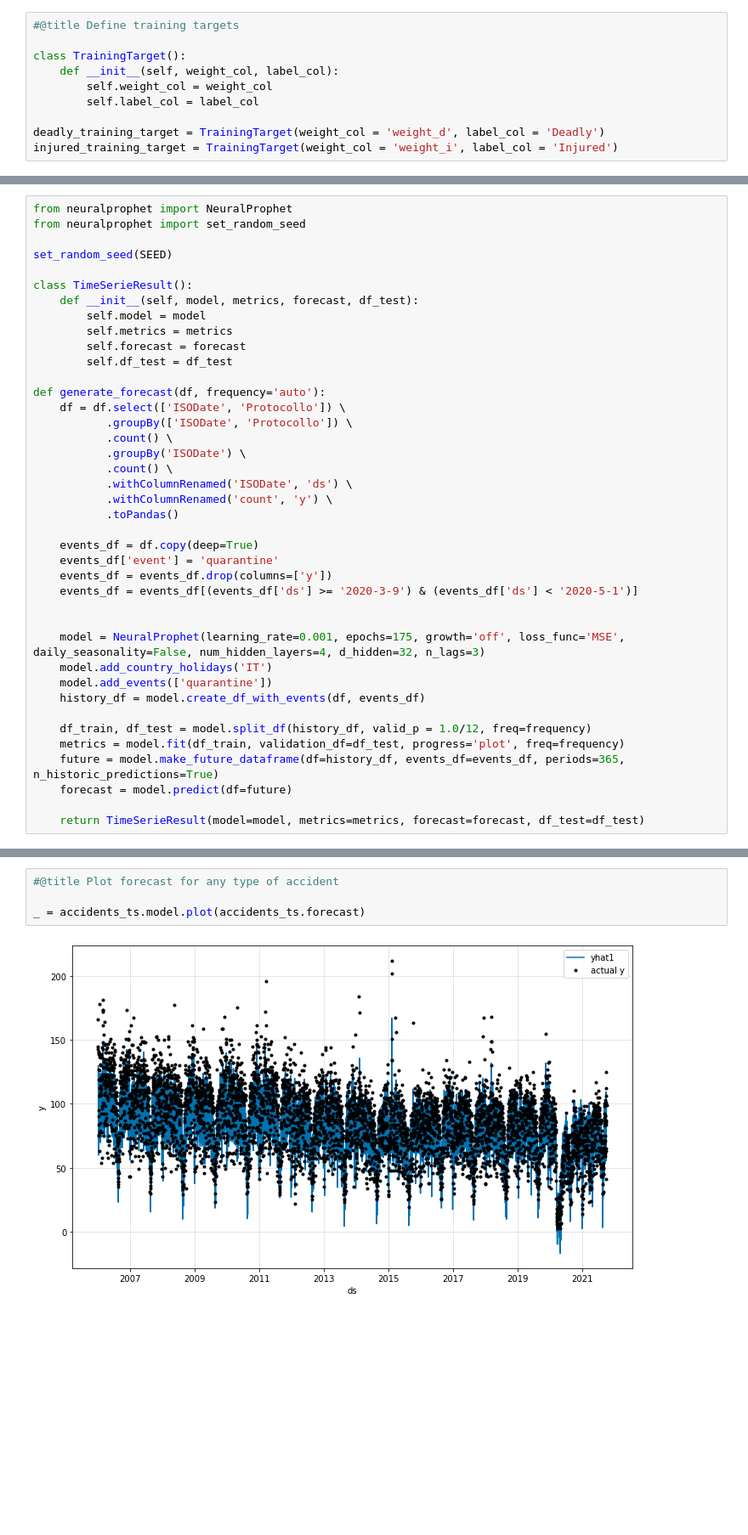
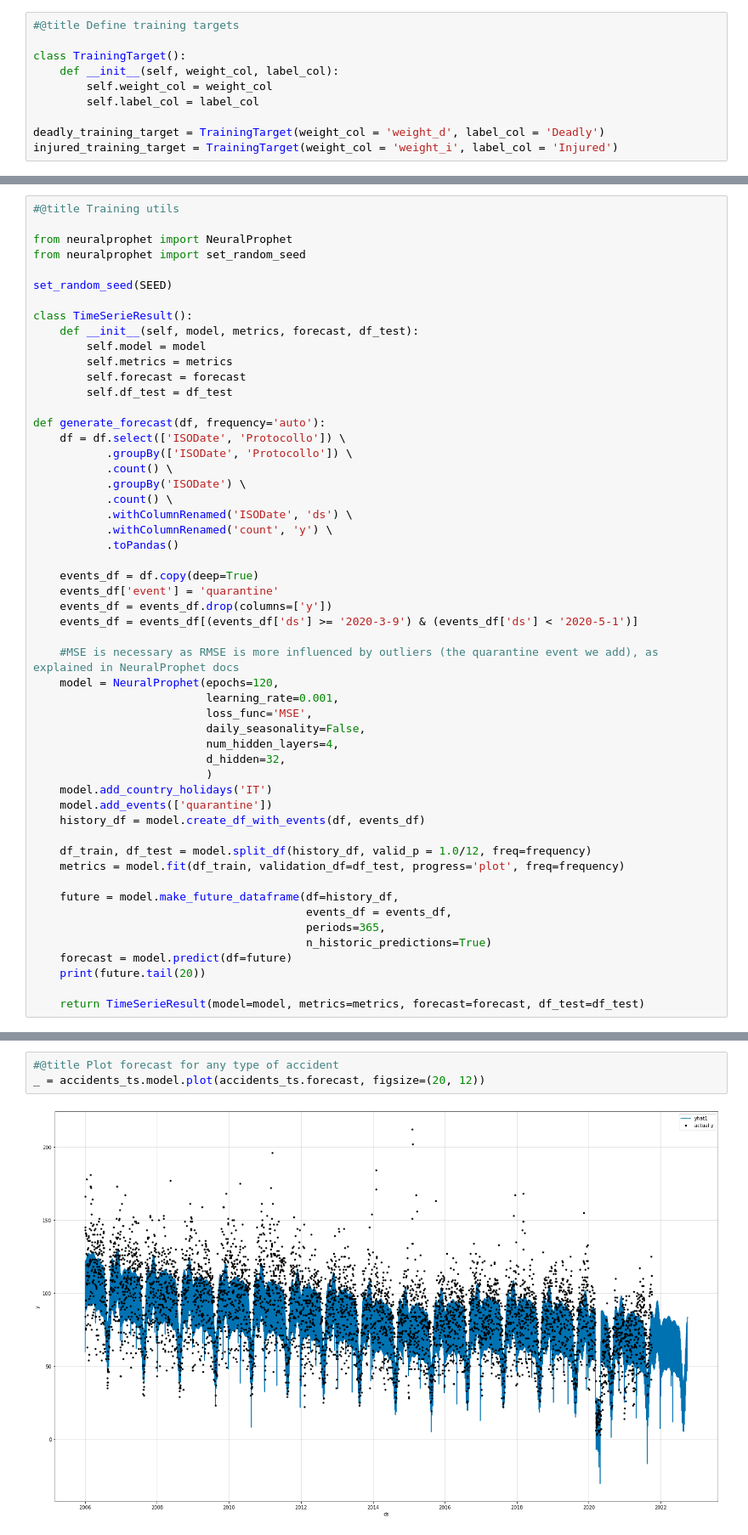
Before and after one commit to andry-dev/air, a Jupyter notebook: BD_Prj.ipynb, the cells around one changed output, grey strips where cells are left out. Shown at 85% size. Saved outputs shown, nothing was run; the diff lists cells and outputs as text; blank space fills up the shorter version.

```diff
--- a/BD_Prj.ipynb
+++ b/BD_Prj.ipynb
@@ -607,4 +763,6 @@ Successfully installed LunarCalendar-0.0.9 convertdate-2.4.0 dataclasses-0.6 eph
 # %%
+#@title Training utils
+
 from neuralprophet import NeuralProphet
 from neuralprophet import set_random_seed
 
@@ -632,16 +790,27 @@ def generate_forecast(df, frequency='auto'):
     events_df = events_df.drop(columns=['y'])
     events_df = events_df[(events_df['ds'] >= '2020-3-9') & (events_df['ds'] < '2020-5-1')]
 
-
-    model = NeuralProphet(learning_rate=0.001, epochs=175, growth='off', loss_func='MSE', daily_seasonality=False, num_hidden_layers=4, d_hidden=32, n_lags=3)
+    #MSE is necessary as RMSE is more influenced by outliers (the quarantine event we add), as explained in NeuralProphet docs
+    model = NeuralProphet(epochs=120,
+                          learning_rate=0.001,
+                          loss_func='MSE',
+                          daily_seasonality=False,
+                          num_hidden_layers=4,
+                          d_hidden=32,
+                          )
     model.add_country_holidays('IT')
     model.add_events(['quarantine'])
     history_df = model.create_df_with_events(df, events_df)
 
     df_train, df_test = model.split_df(history_df, valid_p = 1.0/12, freq=frequency)
     metrics = model.fit(df_train, validation_df=df_test, progress='plot', freq=frequency)
-    future = model.make_future_dataframe(df=history_df, events_df=events_df, periods=365, n_historic_predictions=True)
+
+    future = model.make_future_dataframe(df=history_df,
+                                         events_df = events_df,
+                                         periods=365,
+                                         n_historic_predictions=True)
     forecast = model.predict(df=future)
+    print(future.tail(20))
 
     return TimeSerieResult(model=model, metrics=metrics, forecast=forecast, df_test=df_test)
 # %%
@@ -672,9 +854,8 @@ log-MSELoss
 # %%
 #@title Plot forecast for any type of accident
-
-_ = accidents_ts.model.plot(accidents_ts.forecast)
+_ = accidents_ts.model.plot(accidents_ts.forecast, figsize=(20, 12))
 # %% [output]
-[figure, old version]
+[figure, new version]
 # %%
 #@title Plot forecast parameters for any type of accident
 
```
Also changed, not shown: parts of 43 cells of this notebook, 2 other files.
